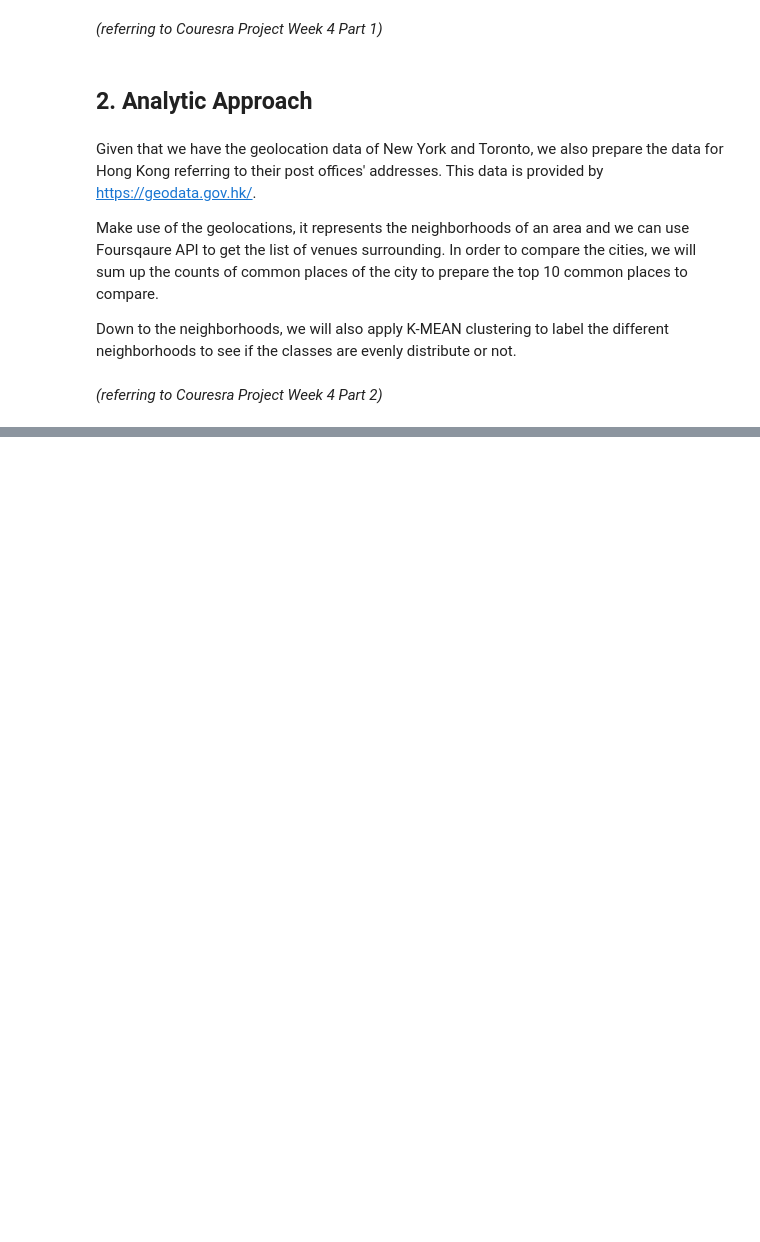
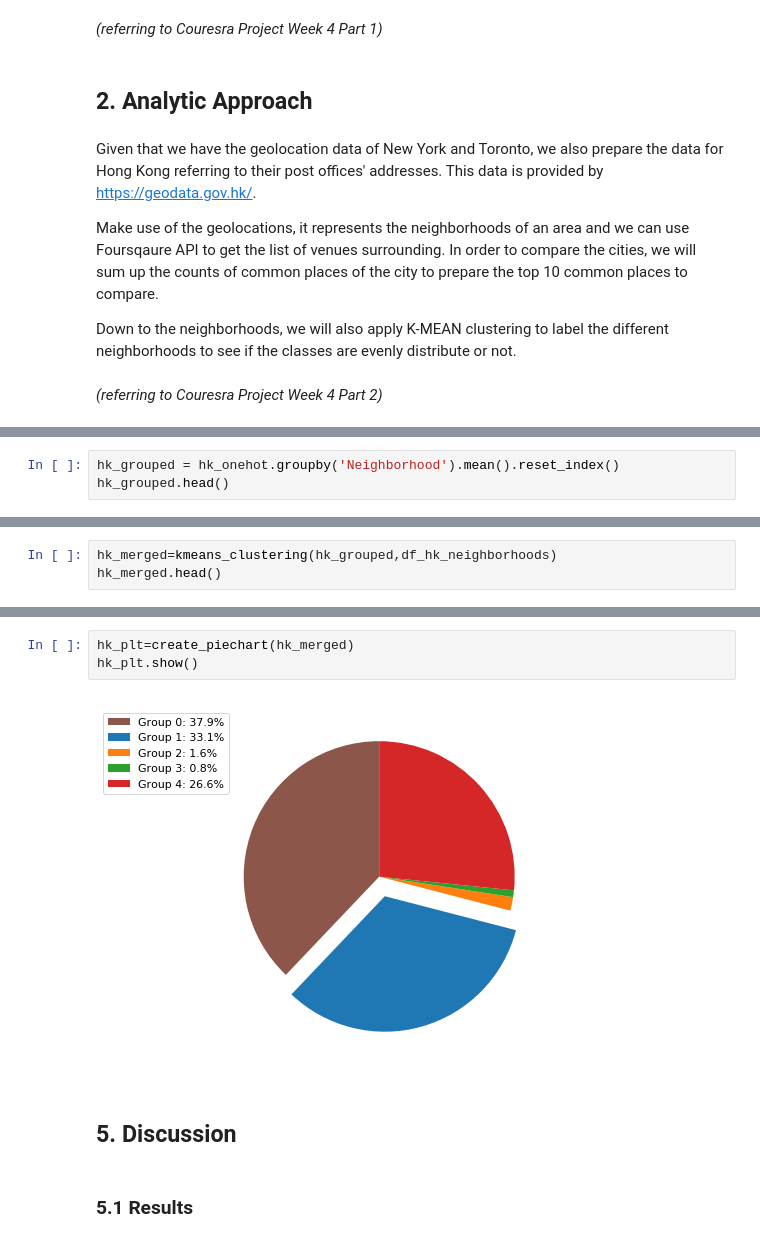
Before and after one commit to pwpvinci-zz/Coursera_Capstone, a Jupyter notebook: coursera_capstone.ipynb, the cells around one changed output, grey strips where cells are left out. Saved outputs shown, nothing was run; the diff lists cells and outputs as text; blank space fills up the shorter version.

```diff
--- a/coursera_capstone.ipynb
+++ b/coursera_capstone.ipynb
@@ -22,0 +669,3 @@ Down to the neighborhoods, we will also apply K-MEAN clustering to label the dif
+# %%
+hk_grouped = hk_onehot.groupby('Neighborhood').mean().reset_index()
+hk_grouped.head()
@@ -22,0 +679,3 @@ Down to the neighborhoods, we will also apply K-MEAN clustering to label the dif
+# %%
+hk_merged=kmeans_clustering(hk_grouped,df_hk_neighborhoods)
+hk_merged.head()
@@ -22,0 +694,9 @@ Down to the neighborhoods, we will also apply K-MEAN clustering to label the dif
+# %%
+hk_plt=create_piechart(hk_merged)
+hk_plt.show()
+# %% [output]
+[figure, added]
+# %% [markdown]
+## 5. Discussion
+# %% [markdown]
+### 5.1 Results
```
Also changed, not shown: parts of 80 cells of this notebook, 1 other file.
